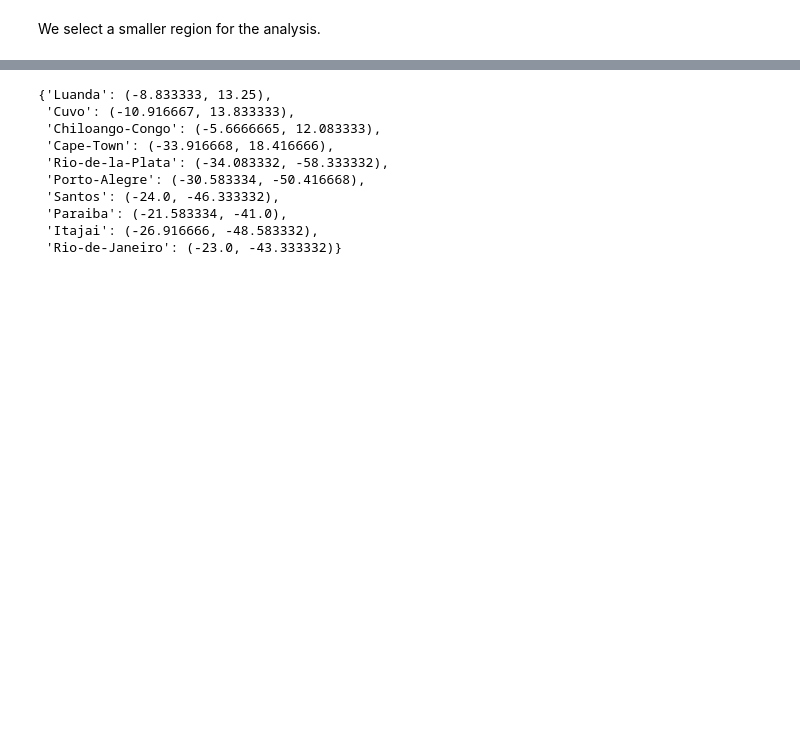
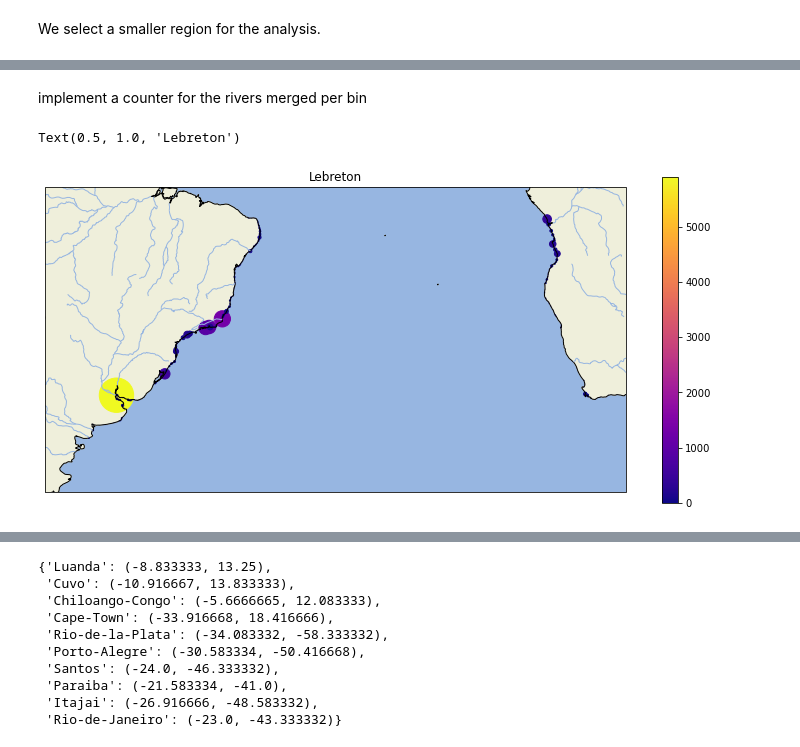
Before and after one commit to OceanParcels/BayesianAnalysis_SouthAtlantic, a Jupyter notebook: notebooks/Standard_method_release_particles_from_river_locations.ipynb, the cells around one changed output, grey strips where cells are left out. Drawn from its saved outputs; the diff is of its cells as text; code cells hidden in the pictures; blank space fills up the shorter version.

```diff
--- a/notebooks/Standard_method_release_particles_from_river_locations.ipynb
+++ b/notebooks/Standard_method_release_particles_from_river_locations.ipynb
@@ -95,0 +117,18 @@ nearest_coastal_cell(lat_coast, lon_coast, -10, -30)
+# %%
+def convert_geopandas2pandas(geoDF):
+    '''Replaces the geometry column with a X and Y columns
+    There no built-in function for this in geopandas!
+    '''
+
+    L = len(geoDF)
+    coord = np.zeros((L,2))
+    coord[:, 0] = geoDF.geometry.x
+    coord[:, 1] = geoDF.geometry.y
+    aux = pd.DataFrame(coord, columns=['X','Y'])
+    geoDF.drop(columns=['geometry'], inplace=True)
+    geoDF = pd.concat([geoDF, aux], axis=1)
+
+    return geoDF
+# %%
+path = '../data/sources/Lebreton_rivers/PlasticRiverInputs/'
+lebreton = convert_geopandas2pandas(gpd.read_file(path))
@@ -215,0 +192,4 @@ plt.colorbar(im)
+# %%
+sa_lebreton = region_filters(lebreton, *South_Atlantic_region)
+# %%
+bin_lebreton = rivers2coastalgrid(sa_lebreton, coastal_fields)
@@ -215,0 +219,19 @@ plt.colorbar(im)
+# %% [markdown]
+implement a counter for the rivers merged per bin
+# %%
+fig = plt.figure(figsize=(13,6))
+ax = fig.add_subplot(1, 1, 1, projection=ccrs.PlateCarree())
+ax.set_extent((-70, 25, -50, 0), crs=ccrs.PlateCarree())
+ax.add_feature(cfeature.OCEAN)
+ax.add_feature(cfeature.LAND)
+ax.add_feature(cfeature.COASTLINE)
+ax.add_feature(cfeature.RIVERS)
+
+#plt.pcolormesh(X, Y, coast)
+im = plt.scatter(bin_lebreton['X_bin'], bin_lebreton['Y_bin'], c=bin_lebreton['i_high'],
+                 s=bin_lebreton['i_high']/5, cmap='plasma', edgecolors=None)
+plt.colorbar(im)
+plt.title('Lebreton')
+# %% [output]
+Text(0.5, 1.0, 'Lebreton')
+[figure, added]
```
Also changed, not shown: parts of 49 cells of this notebook, 1 other file.
